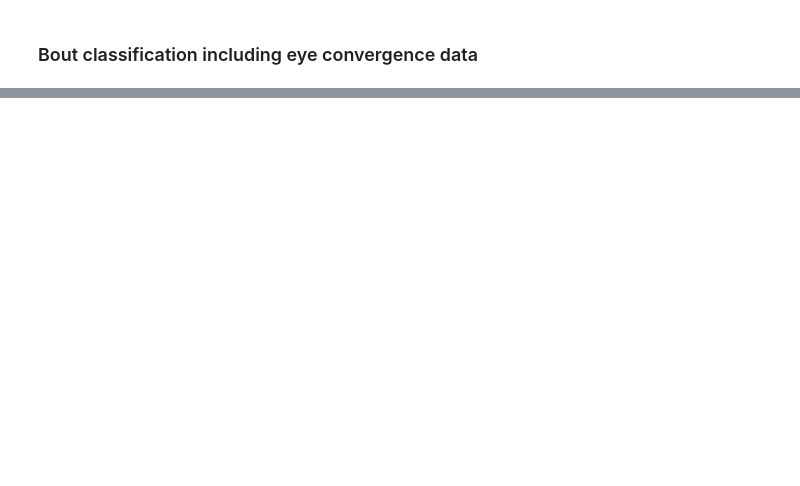
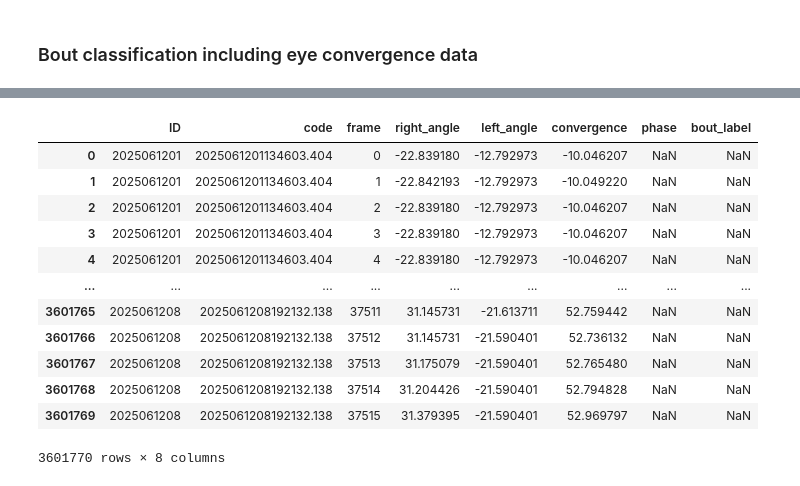
Before and after one commit to myngaf/behavior_analysis_tracking, a Jupyter notebook: test_eye_analysis.ipynb, the cells around one changed output, grey strips where cells are left out. Cells and saved outputs as stored; diff of their text form; code cells hidden in the pictures; blank space fills up the shorter version.

```diff
--- a/test_eye_analysis.ipynb
+++ b/test_eye_analysis.ipynb
@@ -279,0 +337,11 @@ UFuncTypeError: ufunc 'add' did not contain a loop with signature matching types
+# %%
+# in case the kernel restarted and don't want to scroll all the way up.
+from behavior_analysis.experiment import BehaviorExperiment
+import pandas as pd
+# Open experiment
+experiment = BehaviorExperiment.open(r"C:\Users\manyung.ng\Documents\behaviour_analysis\behavior_analysis_tracking\mafaa_analysis")
+print(experiment)
+# Open video and bout info
+video_info = pd.read_csv(experiment.directory.joinpath('video_data.csv'), dtype={'ID': str, 'code': str})
+bouts_df = pd.read_csv(experiment.subdirs["analysis"].joinpath('bouts.csv'),
+                        dtype={'ID': str, 'code': str})
@@ -279,0 +433,7 @@ UFuncTypeError: ufunc 'add' did not contain a loop with signature matching types
+# %%
+kinematics_code = import_csvs(experiment.subdirs['kinematics'], index_levels=(1,0), level_names=("ID", 'code', "frame"))
+retained_columns = ['ID', 'code', 'frame', 'right_angle', 'left_angle']
+kinematics_code = kinematics_code.reset_index().get(retained_columns)
+kinematics_code['right_angle'] = kinematics_code['right_angle'].apply(np.degrees)
+kinematics_code['left_angle'] = kinematics_code['left_angle'].apply(np.degrees)
+kinematics_code
@@ -279,0 +459,4 @@ UFuncTypeError: ufunc 'add' did not contain a loop with signature matching types
+# %%
+angle_code = kinematics_code
+angle_code['convergence'] = angle_code['right_angle'] - angle_code['left_angle']
+angle_code
@@ -279,0 +500,17 @@ UFuncTypeError: ufunc 'add' did not contain a loop with signature matching types
+# %%
+labelled_angle = pd.merge(angle_code, bout_convergence_label, how='left', on=['ID', 'code', 'frame'])
+labelled_angle
+# %% [output]
+|  | ID | code | frame | right_angle | left_angle | convergence | phase | bout_label |
+| 0 | 2025061201 | 2025061201134603.404 | 0 | -22.839180 | -12.792973 | -10.046207 | NaN | NaN |
+| 1 | 2025061201 | 2025061201134603.404 | 1 | -22.842193 | -12.792973 | -10.049220 | NaN | NaN |
+| 2 | 2025061201 | 2025061201134603.404 | 2 | -22.839180 | -12.792973 | -10.046207 | NaN | NaN |
+| 3 | 2025061201 | 2025061201134603.404 | 3 | -22.839180 | -12.792973 | -10.046207 | NaN | NaN |
+| 4 | 2025061201 | 2025061201134603.404 | 4 | -22.839180 | -12.792973 | -10.046207 | NaN | NaN |
+| ... | ... | ... | ... | ... | ... | ... | ... | ... |
+| 3601765 | 2025061208 | 2025061208192132.138 | 37511 | 31.145731 | -21.613711 | 52.759442 | NaN | NaN |
+| 3601766 | 2025061208 | 2025061208192132.138 | 37512 | 31.145731 | -21.590401 | 52.736132 | NaN | NaN |
+| 3601767 | 2025061208 | 2025061208192132.138 | 37513 | 31.175079 | -21.590401 | 52.765480 | NaN | NaN |
+| 3601768 | 2025061208 | 2025061208192132.138 | 37514 | 31.204426 | -21.590401 | 52.794828 | NaN | NaN |
+| 3601769 | 2025061208 | 2025061208192132.138 | 37515 | 31.379395 | -21.590401 | 52.969797 | NaN | NaN |
+3601770 rows × 8 columns
```
Also changed, not shown: parts of 41 cells of this notebook.
